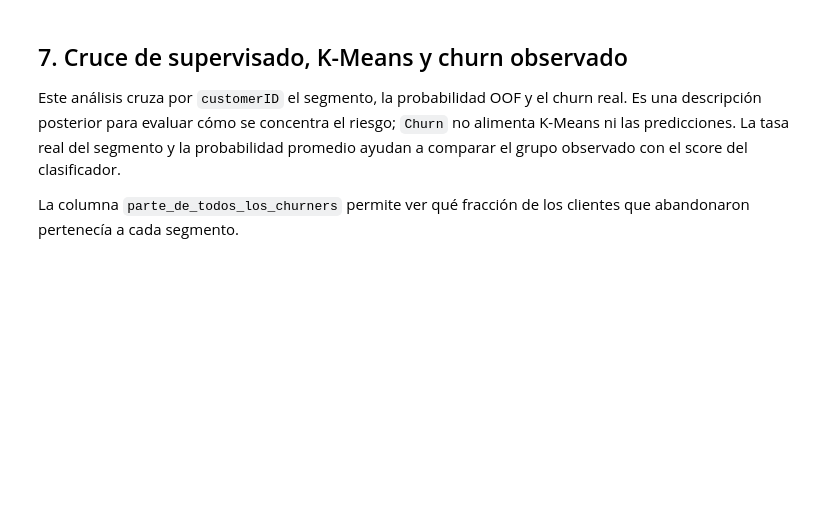
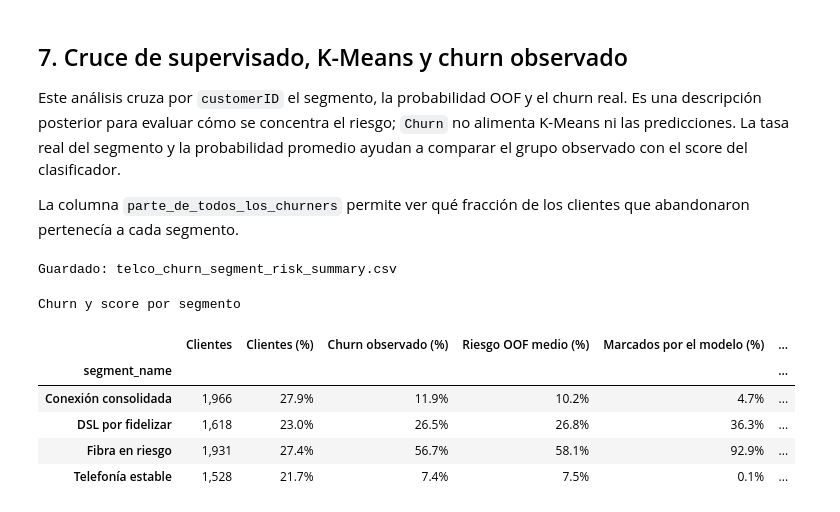
Before and after one commit to HeymichaelRD/customer-churn-analysis, a Jupyter notebook: notebooks/03_modeling_teudys.ipynb, the cells around one changed output. Cells and saved outputs as stored; diff of their text form; code cells hidden in the pictures; blank space fills up the shorter version.

```diff
--- a/notebooks/03_modeling_teudys.ipynb
+++ b/notebooks/03_modeling_teudys.ipynb
@@ -338,25 +586,54 @@ La columna `parte_de_todos_los_churners` permite ver qué fracción de los clien
 # %%
 # Cruce post-hoc: K-Means + riesgo OOF + churn observado. Churn no intervino en K-Means ni en las predicciones OOF.
 integrated = df[["customerID", "Churn"]].merge(
     model_output, on="customerID", validate="one_to_one"
 )
 integrated["churn_flag"] = (integrated["Churn"] == "Yes").astype(int)
 
 segment_risk = integrated.groupby(["segment", "segment_name"]).agg(
     clientes=("customerID", "size"),
     tasa_del_total=("customerID", lambda s: len(s) / len(integrated) * 100),
     churn_real=("churn_flag", "mean"),
     probabilidad_media=("churn_probability", "mean"),
+    marcados_por_modelo=("predicted_churn", "mean"),
     churners=("churn_flag", "sum"),
 ).reset_index()
 segment_risk["churn_real"] *= 100
 segment_risk["probabilidad_media"] *= 100
+segment_risk["marcados_por_modelo"] *= 100
 segment_risk["parte_de_todos_los_churners"] = (
     segment_risk["churners"] / integrated["churn_flag"].sum() * 100
 )
 segment_risk.to_csv(OUTPUT_DIR / "telco_churn_segment_risk_summary.csv", index=False)
 print("Guardado: telco_churn_segment_risk_summary.csv")
-segment_risk.round(1)
+segment_risk_display = segment_risk.set_index("segment_name")[[
+    "clientes", "tasa_del_total", "churn_real", "probabilidad_media",
+    "marcados_por_modelo", "parte_de_todos_los_churners",
+]].rename(columns={
+    "clientes": "Clientes",
+    "tasa_del_total": "Clientes (%)",
+    "churn_real": "Churn observado (%)",
+    "probabilidad_media": "Riesgo OOF medio (%)",
+    "marcados_por_modelo": "Marcados por el modelo (%)",
+    "parte_de_todos_los_churners": "Parte de churners (%)",
+})
+display(segment_risk_display.style.format({
+    "Clientes": "{:,.0f}",
+    "Clientes (%)": "{:.1f}%",
+    "Churn observado (%)": "{:.1f}%",
+    "Riesgo OOF medio (%)": "{:.1f}%",
+    "Marcados por el modelo (%)": "{:.1f}%",
+    "Parte de churners (%)": "{:.1f}%",
+}).set_caption("Churn y score por segmento"))
+# %% [output]
+Guardado: telco_churn_segment_risk_summary.csv
+Churn y score por segmento
+|  | Clientes | Clientes (%) | Churn observado (%) | Riesgo OOF medio (%) | Marcados por el modelo (%) | ... |
+| segment_name |  |  |  |  |  | ... |
+| Conexión consolidada | 1,966 | 27.9% | 11.9% | 10.2% | 4.7% | ... |
+| DSL por fidelizar | 1,618 | 23.0% | 26.5% | 26.8% | 36.3% | ... |
+| Fibra en riesgo | 1,931 | 27.4% | 56.7% | 58.1% | 92.9% | ... |
+| Telefonía estable | 1,528 | 21.7% | 7.4% | 7.5% | 0.1% | ... |
 # %% [markdown]
 ### Riesgo por segmento y acciones posibles
 
```
Also changed, not shown: parts of 29 cells of this notebook, 3 other files.
